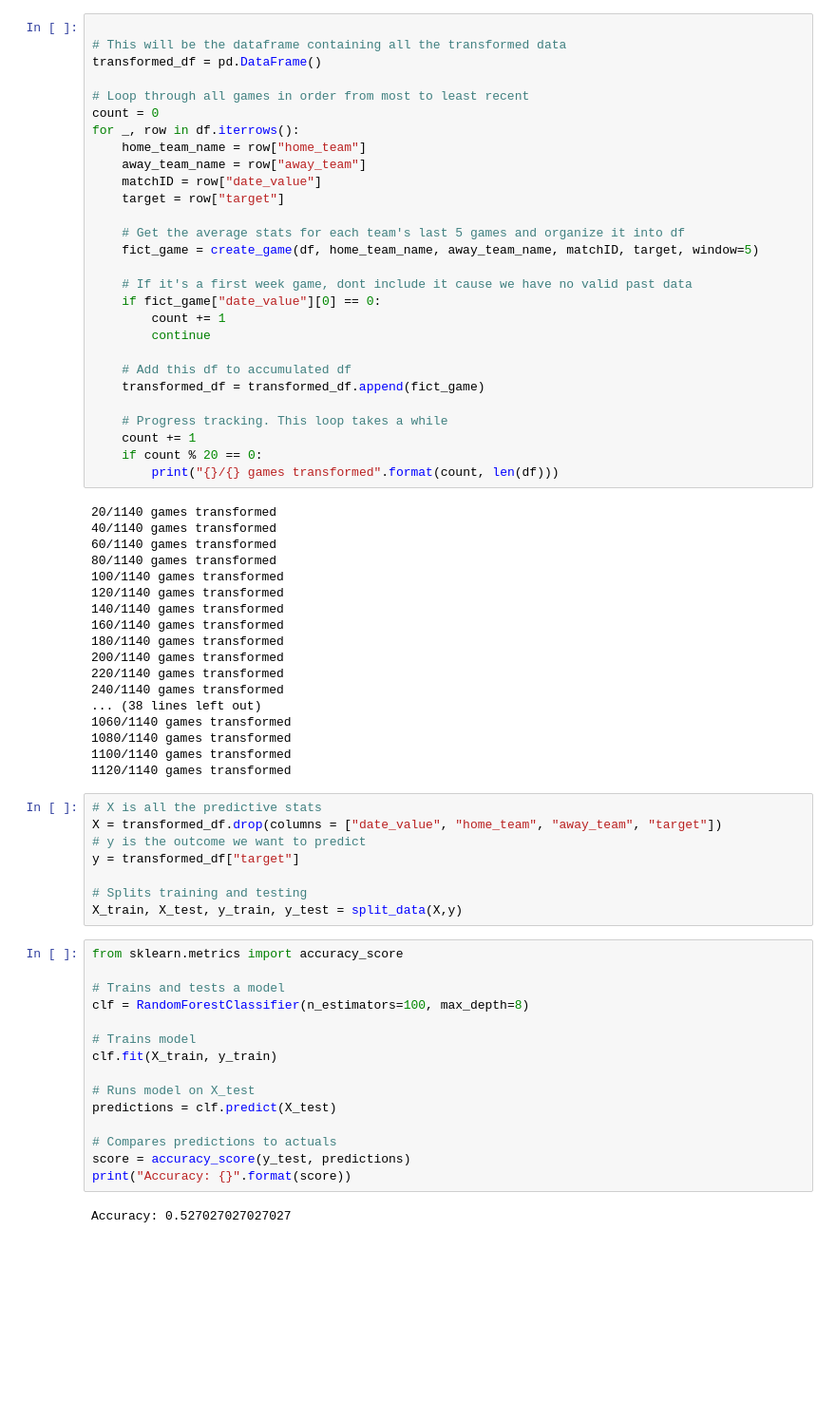
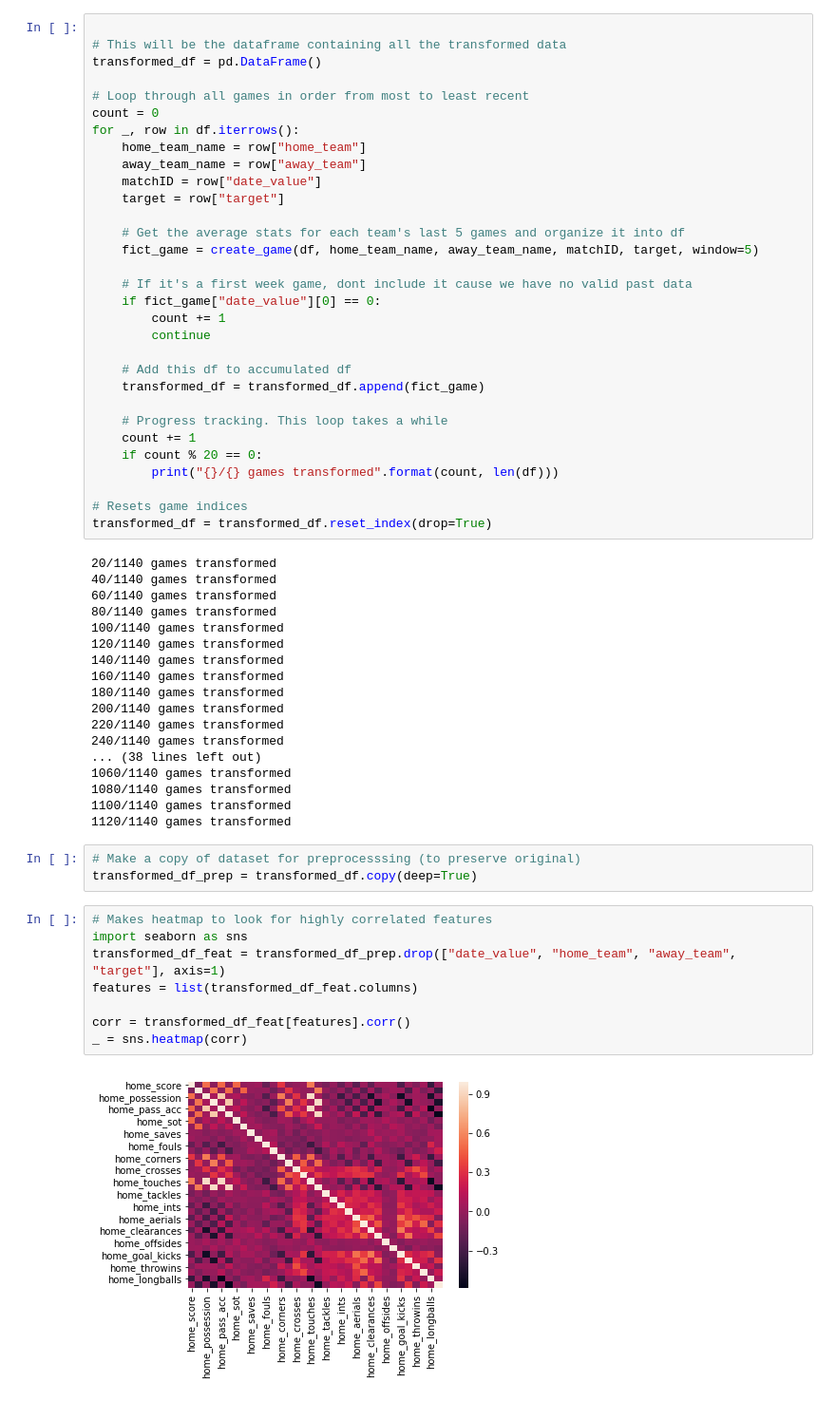
Before and after one commit to jshea1820/ML-Final-Project, a Jupyter notebook: main_program_v2.ipynb, the cells around one changed output. Shown at 95% size. Saved outputs shown, nothing was run; the diff lists cells and outputs as text; blank space fills up the shorter version.

```diff
--- a/main_program_v2.ipynb
+++ b/main_program_v2.ipynb
@@ -271,6 +309,9 @@ for _, row in df.iterrows():
     count += 1
     if count % 20 == 0:
         print("{}/{} games transformed".format(count, len(df)))
+
+# Resets game indices
+transformed_df = transformed_df.reset_index(drop=True)
 # %% [output]
 20/1140 games transformed
 40/1140 games transformed
@@ -289,28 +330,16 @@ for _, row in df.iterrows():
 1080/1140 games transformed
 1100/1140 games transformed
 1120/1140 games transformed
-# %%
-# X is all the predictive stats
-X = transformed_df.drop(columns = ["date_value", "home_team", "away_team", "target"])
-# y is the outcome we want to predict
-y = transformed_df["target"]
-
-# Splits training and testing
-X_train, X_test, y_train, y_test = split_data(X,y)
-# %%
-from sklearn.metrics import accuracy_score
-
-# Trains and tests a model
-clf = RandomForestClassifier(n_estimators=100, max_depth=8)
-
-# Trains model
-clf.fit(X_train, y_train)
-
-# Runs model on X_test
-predictions = clf.predict(X_test)
-
-# Compares predictions to actuals
-score = accuracy_score(y_test, predictions)
-print("Accuracy: {}".format(score))
-# %% [output]
-Accuracy: 0.527027027027027
+# %%
+# Make a copy of dataset for preprocesssing (to preserve original)
+transformed_df_prep = transformed_df.copy(deep=True)
+# %%
+# Makes heatmap to look for highly correlated features
+import seaborn as sns
+transformed_df_feat = transformed_df_prep.drop(["date_value", "home_team", "away_team", "target"], axis=1)
+features = list(transformed_df_feat.columns)
+
+corr = transformed_df_feat[features].corr()
+_ = sns.heatmap(corr)
+# %% [output]
+[figure, added]
```
Also changed, not shown: parts of 5 cells of this notebook.
